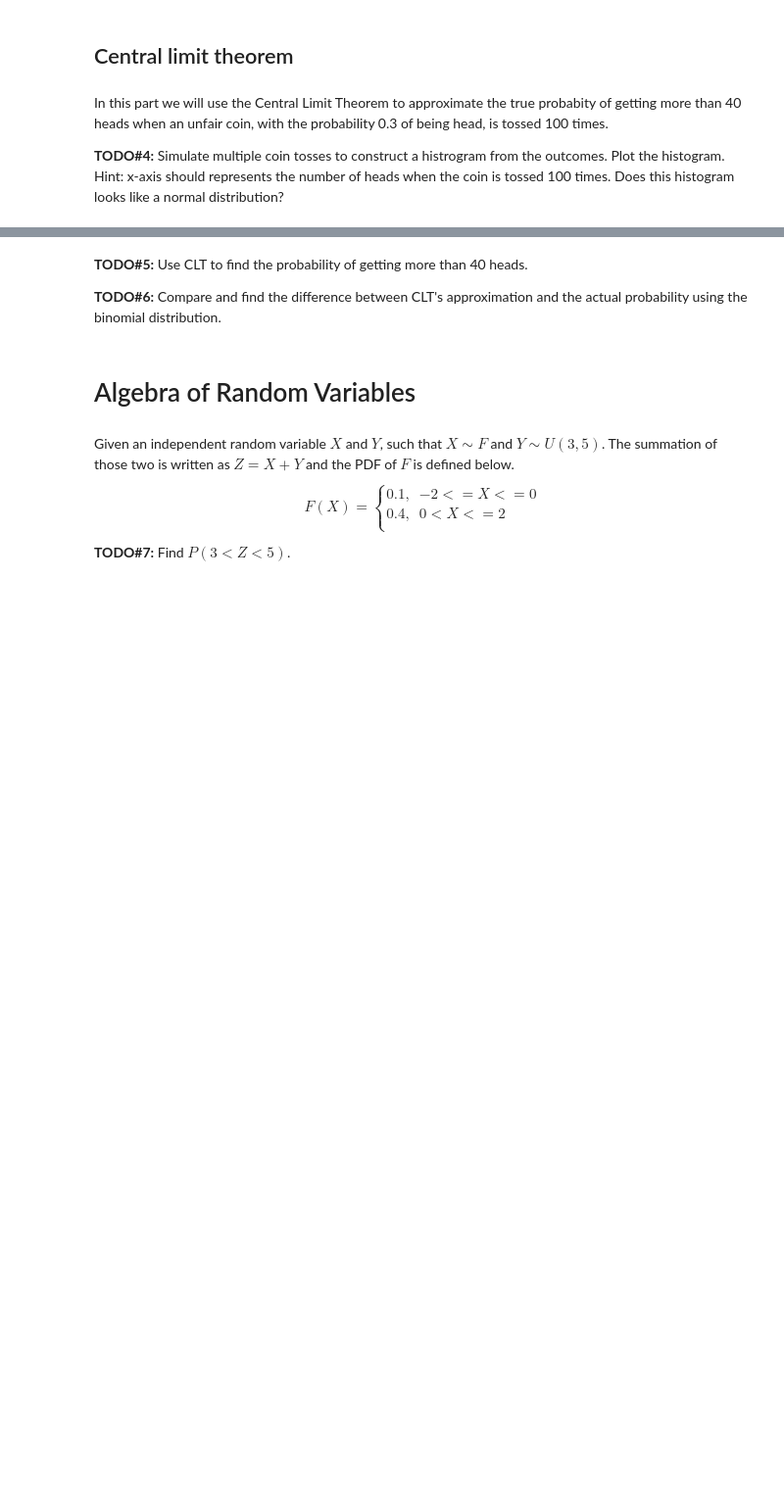
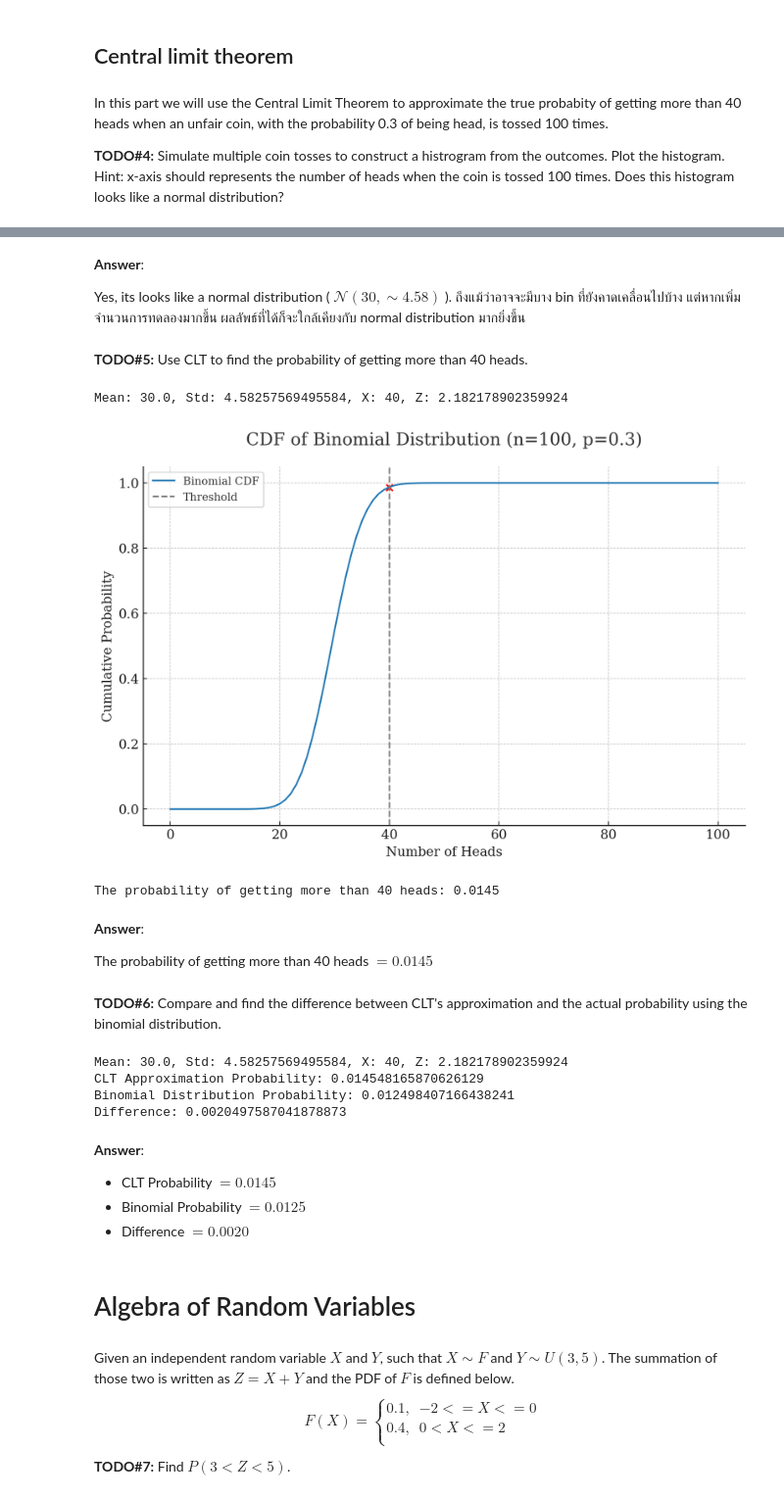
Before and after one commit to pupipatsk/Comp-Eng-Math-II, a Jupyter notebook: assignment/9-Probability/Assingment-9.ipynb, the cells around one changed output, grey strips where cells are left out. Shown at 98% size. Cells and saved outputs as stored; diff of their text form; code cells hidden in the pictures; blank space fills up the shorter version.

Commit message:
finish: todo-6

```diff
--- a/assignment/9-Probability/Assingment-9.ipynb
+++ b/assignment/9-Probability/Assingment-9.ipynb
@@ -215,7 +244,75 @@ In this part we will use the Central Limit Theorem to approximate the true proba
+# %% [markdown]
+**Answer**:
+
+Yes, its looks like a normal distribution ( $\mathcal{N}(30, \sim4.58)$ ).
+ถึงแม้ว่าอาจจะมีบาง bin ที่ยังคาดเคลื่อนไปบ้าง แต่หากเพิ่มจำนวนการทดลองมากขึ้น ผลลัพธ์ที่ได้ก็จะใกล้เคียงกับ normal distribution มากยิ่งขึ้น
+# %% [markdown]
+**TODO#5:** Use CLT to find the probability of getting more than 40 heads.
+# %%
+def probability_clt(n=100, p=0.3, threshold=40, plot_cdf=False):
+
+    # Binomial distribution
+    mean = n * p
+    std = np.sqrt(n * p * (1 - p))
+    z_score = (threshold - mean) / std
+    print(f"Mean: {mean}, Std: {std}, X: {threshold}, Z: {z_score}")
+
+    probability = 1 - norm.cdf(z_score)
+
+    # plot CDF
+    if plot_cdf:
+        x = np.linspace(0, n, n+1)
+        plt.plot(x, binom.cdf(x, n, p), label='Binomial CDF')
+        plt.axvline(x=threshold, color='grey', linestyle='--', label='Threshold')
+        plt.scatter(x=threshold, y=norm.cdf(z_score), color='red')
+        plt.title("CDF of Binomial Distribution (n=100, p=0.3)")
+        plt.xlabel("Number of Heads")
+        plt.ylabel("Cumulative Probability")
+        plt.legend()
+        plt.show()
+
+    return probability
+
+
+probability = probability_clt(plot_cdf=True)
+print(f"The probability of getting more than 40 heads: {probability:.4f}")
+# %% [output]
+Mean: 30.0, Std: 4.58257569495584, X: 40, Z: 2.182178902359924
+[figure, added]
+The probability of getting more than 40 heads: 0.0145
+# %% [markdown]
+**Answer**:
+
+The probability of getting more than 40 heads $= 0.0145$
 # %% [markdown]
-**TODO#5:** Use CLT to find the probability of getting more than 40 heads.
 
 **TODO#6:** Compare and find the difference between CLT's approximation and the actual probability using the binomial distribution.
+# %%
+def probability_binomial(n=100, p=0.3, threshold=40):
+
+    probability = 1 - binom.cdf(threshold, n, p)
+
+    return probability
+
+prob_clt = probability_clt()
+prob_binomial = probability_binomial()
+
+difference = abs(prob_clt - prob_binomial)
+
+print(f"CLT Approximation Probability: {prob_clt}")
+print(f"Binomial Distribution Probability: {prob_binomial}")
+print(f"Difference: {difference}")
+# %% [output]
+Mean: 30.0, Std: 4.58257569495584, X: 40, Z: 2.182178902359924
+CLT Approximation Probability: 0.014548165870626129
+Binomial Distribution Probability: 0.012498407166438241
+Difference: 0.0020497587041878873
+# %% [markdown]
+**Answer**:
+
+- CLT Probability $= 0.0145$
+- Binomial Probability $= 0.0125$
+- Difference $= 0.0020$
 # %% [markdown]
 # Algebra of Random Variables
 # %% [markdown]
```
Also changed, not shown: parts of 2 cells of this notebook.
